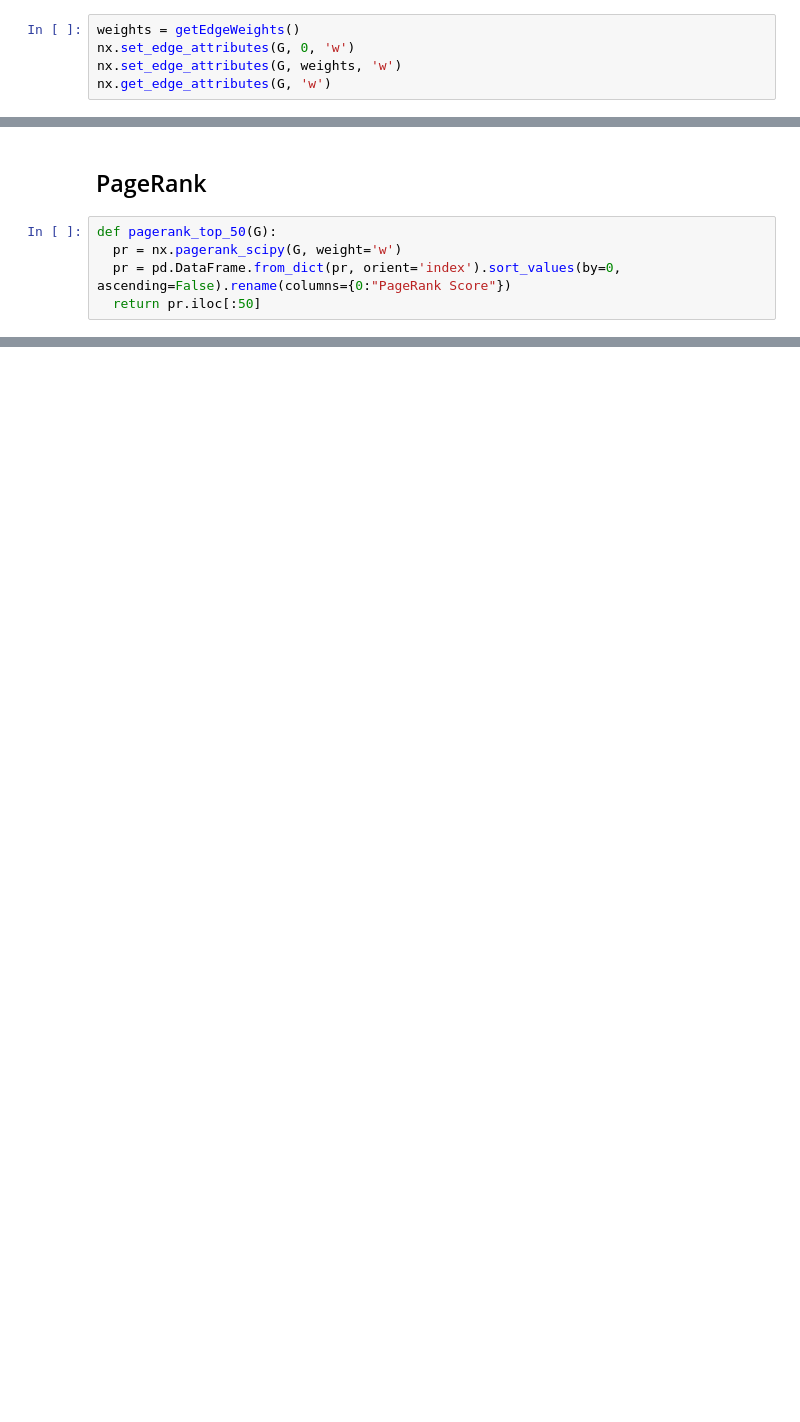
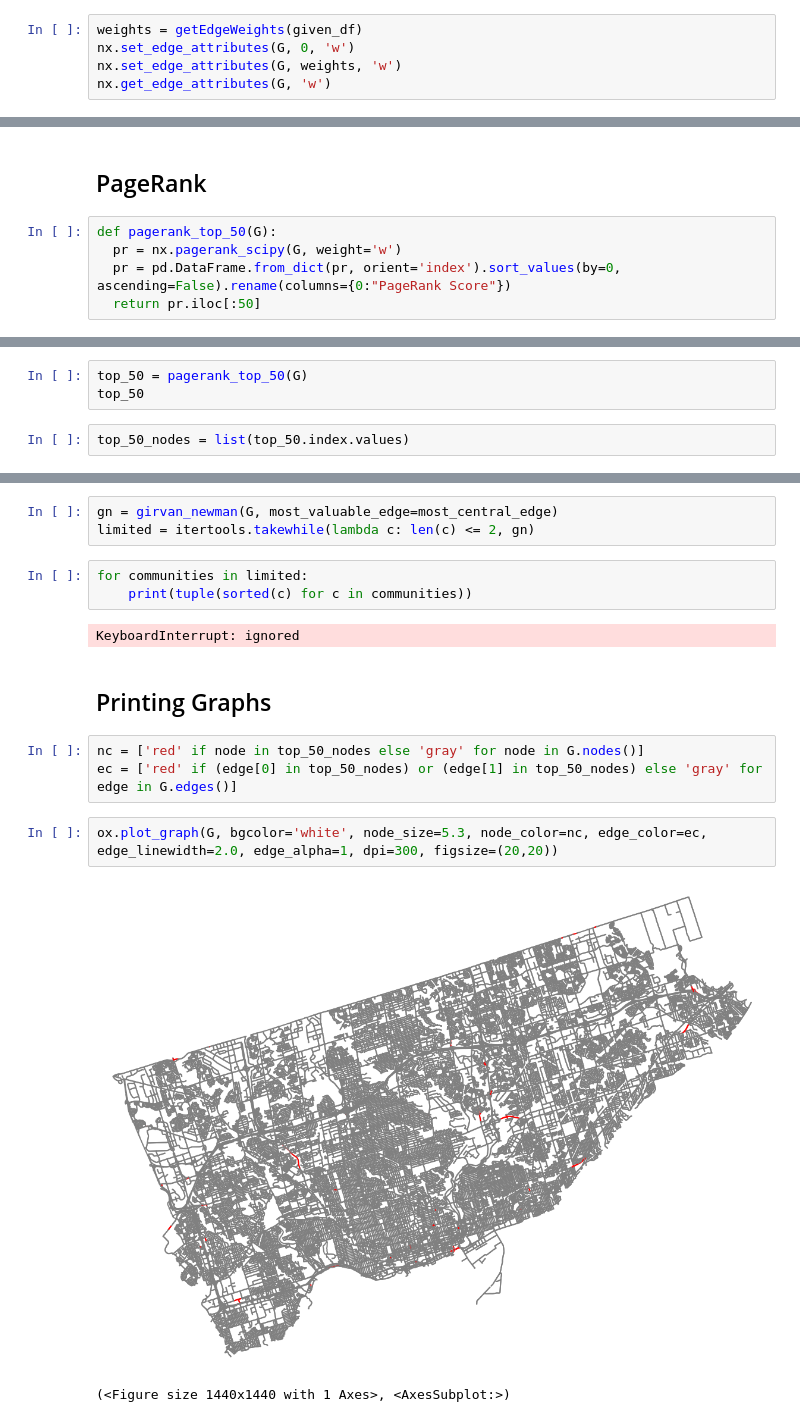
Before and after one commit to Inder-Dhillon/Toronto-Accidents-As-A-Network, a Jupyter notebook: Project_Notebook.ipynb, the cells around one changed output, grey strips where cells are left out. Saved outputs shown, nothing was run; the diff lists cells and outputs as text; blank space fills up the shorter version.

Commit message:
Clustering + Graph printing

```diff
--- a/Project_Notebook.ipynb
+++ b/Project_Notebook.ipynb
@@ -280,7 +282,7 @@ def getEdgeWeights():
 
   return weights
 # %%
-weights = getEdgeWeights()
+weights = getEdgeWeights(given_df)
 nx.set_edge_attributes(G, 0, 'w')
 nx.set_edge_attributes(G, weights, 'w')
 nx.get_edge_attributes(G, 'w')
@@ -324,0 +299,5 @@ G.nodes[21421640]
+# %%
+top_50 = pagerank_top_50(G)
+top_50
+# %%
+top_50_nodes = list(top_50.index.values)
@@ -324,0 +310,18 @@ G.nodes[21421640]
+# %%
+gn = girvan_newman(G, most_valuable_edge=most_central_edge)
+limited = itertools.takewhile(lambda c: len(c) <= 2, gn)
+# %%
+for communities in limited:
+    print(tuple(sorted(c) for c in communities))
+# %% [output]
+KeyboardInterrupt: ignored
+# %% [markdown]
+## Printing Graphs
+# %%
+nc = ['red' if node in top_50_nodes else 'gray' for node in G.nodes()]
+ec = ['red' if (edge[0] in top_50_nodes) or (edge[1] in top_50_nodes) else 'gray' for edge in G.edges()]
+# %%
+ox.plot_graph(G, bgcolor='white', node_size=5.3, node_color=nc, edge_color=ec, edge_linewidth=2.0, edge_alpha=1, dpi=300, figsize=(20,20))
+# %% [output]
+[figure, added]
+(<Figure size 1440x1440 with 1 Axes>, <AxesSubplot:>)
```
Also changed, not shown: parts of 8 cells of this notebook.
